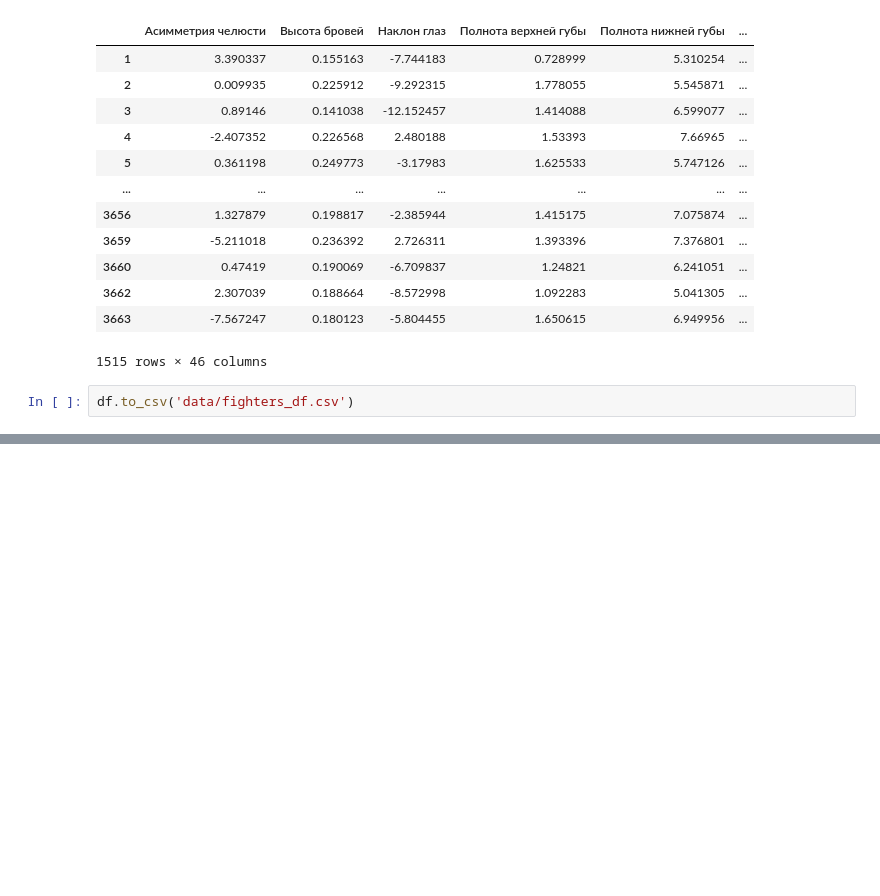
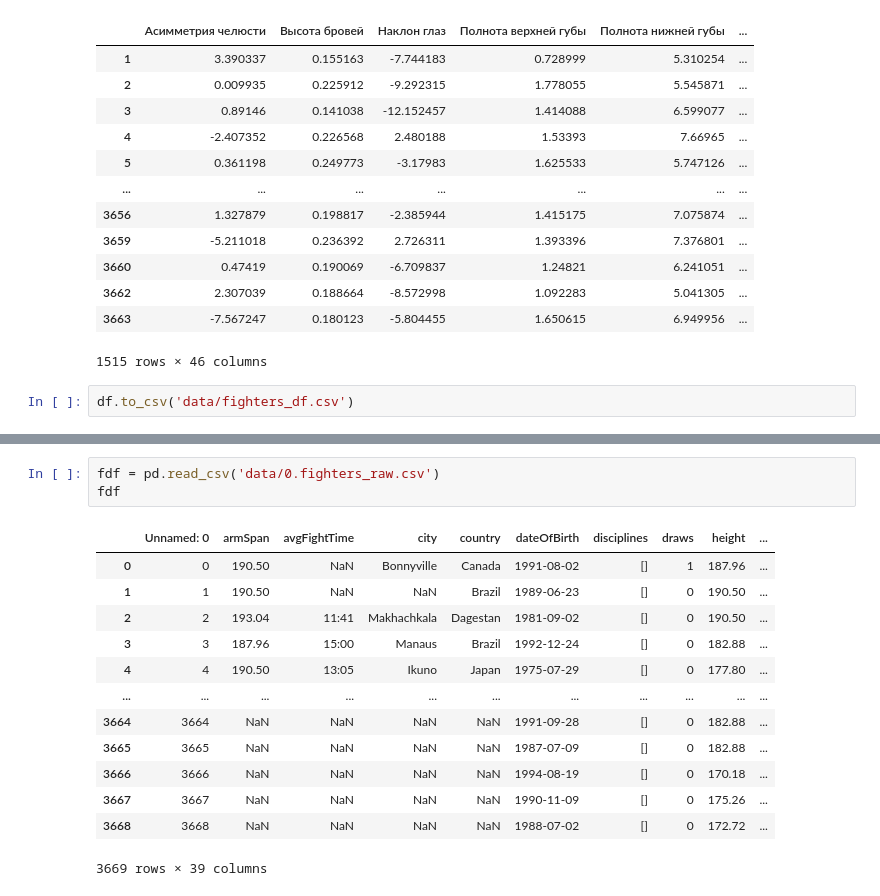
Before and after one commit to NikolayTV/ufc_article_stats, a Jupyter notebook: 1.1.Feature extraction from fighters.ipynb, the cells around one changed output, grey strips where cells are left out. Drawn from its saved outputs; the diff is of its cells as text; blank space fills up the shorter version.

```diff
--- a/1.1.Feature extraction from fighters.ipynb
+++ b/1.1.Feature extraction from fighters.ipynb
@@ -203,0 +220,17 @@ df.to_csv('data/fighters_df.csv')
+# %%
+fdf = pd.read_csv('data/0.fighters_raw.csv')
+fdf
+# %% [output]
+|  | Unnamed: 0 | armSpan | avgFightTime | city | country | dateOfBirth | disciplines | draws | height | ... |
+| 0 | 0 | 190.50 | NaN | Bonnyville | Canada | 1991-08-02 | [] | 1 | 187.96 | ... |
+| 1 | 1 | 190.50 | NaN | NaN | Brazil | 1989-06-23 | [] | 0 | 190.50 | ... |
+| 2 | 2 | 193.04 | 11:41 | Makhachkala | Dagestan | 1981-09-02 | [] | 0 | 190.50 | ... |
+| 3 | 3 | 187.96 | 15:00 | Manaus | Brazil | 1992-12-24 | [] | 0 | 182.88 | ... |
+| 4 | 4 | 190.50 | 13:05 | Ikuno | Japan | 1975-07-29 | [] | 0 | 177.80 | ... |
+| ... | ... | ... | ... | ... | ... | ... | ... | ... | ... | ... |
+| 3664 | 3664 | NaN | NaN | NaN | NaN | 1991-09-28 | [] | 0 | 182.88 | ... |
+| 3665 | 3665 | NaN | NaN | NaN | NaN | 1987-07-09 | [] | 0 | 182.88 | ... |
+| 3666 | 3666 | NaN | NaN | NaN | NaN | 1994-08-19 | [] | 0 | 170.18 | ... |
+| 3667 | 3667 | NaN | NaN | NaN | NaN | 1990-11-09 | [] | 0 | 175.26 | ... |
+| 3668 | 3668 | NaN | NaN | NaN | NaN | 1988-07-02 | [] | 0 | 172.72 | ... |
+3669 rows × 39 columns
```
Also changed, not shown: parts of 5 cells of this notebook, 2 other files.
